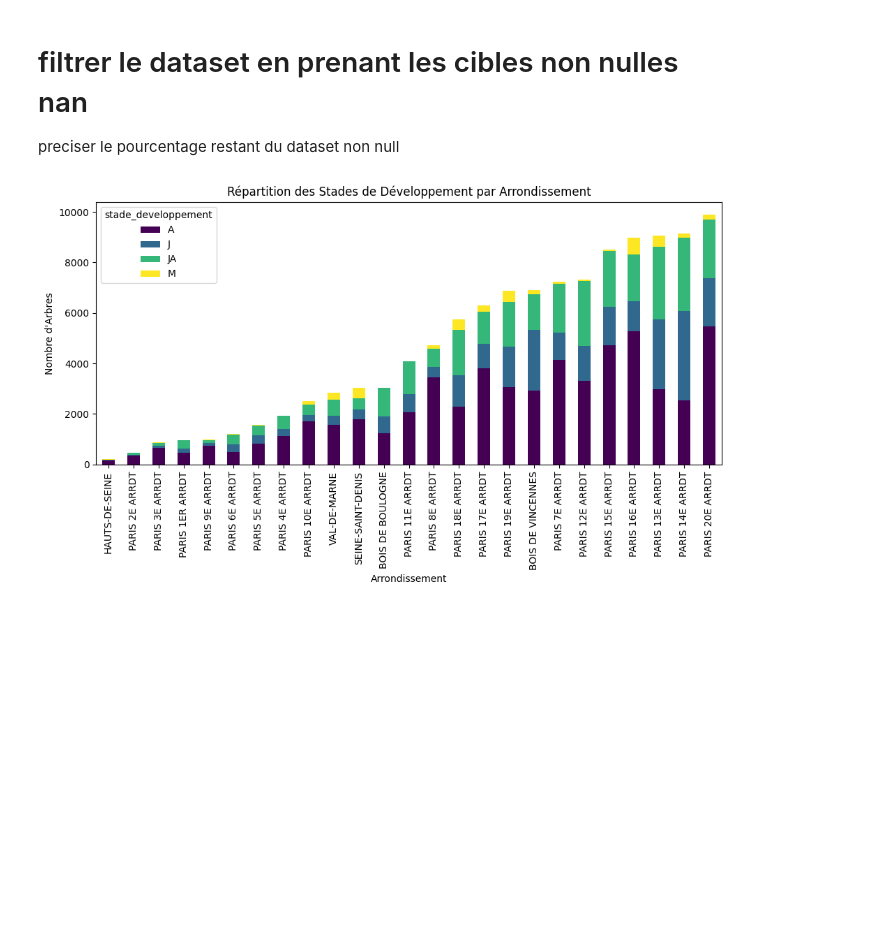
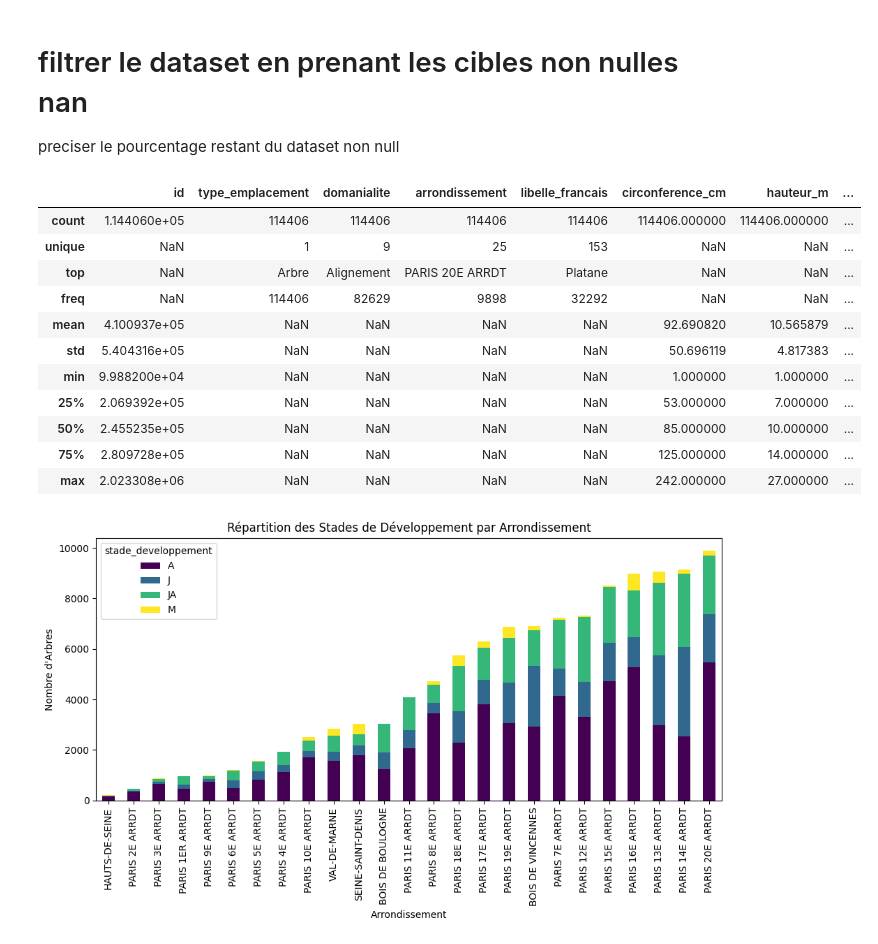
Before and after one commit to Belin27000/P2SmartCity, a Jupyter notebook: P2Tree.ipynb, the cells around one changed output. Saved outputs shown, nothing was run; the diff lists cells and outputs as text; code cells hidden in the pictures; blank space fills up the shorter version.

```diff
--- a/P2Tree.ipynb
+++ b/P2Tree.ipynb
@@ -705,6 +842,21 @@ hauteur_m                  1.000000          0.797363   1.000000
 # %% [markdown]
 # filtrer le dataset en prenant les cibles non nulles nan
 preciser le pourcentage restant du dataset non null
+# %%
+data.describe(include='all')
+# %% [output]
+|  | id | type_emplacement | domanialite | arrondissement | libelle_francais | circonference_cm | hauteur_m | ... |
+| count | 1.144060e+05 | 114406 | 114406 | 114406 | 114406 | 114406.000000 | 114406.000000 | ... |
+| unique | NaN | 1 | 9 | 25 | 153 | NaN | NaN | ... |
+| top | NaN | Arbre | Alignement | PARIS 20E ARRDT | Platane | NaN | NaN | ... |
+| freq | NaN | 114406 | 82629 | 9898 | 32292 | NaN | NaN | ... |
+| mean | 4.100937e+05 | NaN | NaN | NaN | NaN | 92.690820 | 10.565879 | ... |
+| std | 5.404316e+05 | NaN | NaN | NaN | NaN | 50.696119 | 4.817383 | ... |
+| min | 9.988200e+04 | NaN | NaN | NaN | NaN | 1.000000 | 1.000000 | ... |
+| 25% | 2.069392e+05 | NaN | NaN | NaN | NaN | 53.000000 | 7.000000 | ... |
+| 50% | 2.455235e+05 | NaN | NaN | NaN | NaN | 85.000000 | 10.000000 | ... |
+| 75% | 2.809728e+05 | NaN | NaN | NaN | NaN | 125.000000 | 14.000000 | ... |
+| max | 2.023308e+06 | NaN | NaN | NaN | NaN | 242.000000 | 27.000000 | ... |
 # %%
 # Calculer le nombre total d'arbres par arrondissement
 total_arbres_par_arrondissement = data['arrondissement'].value_counts().sort_values()
```
Also changed, not shown: parts of 25 cells of this notebook.
